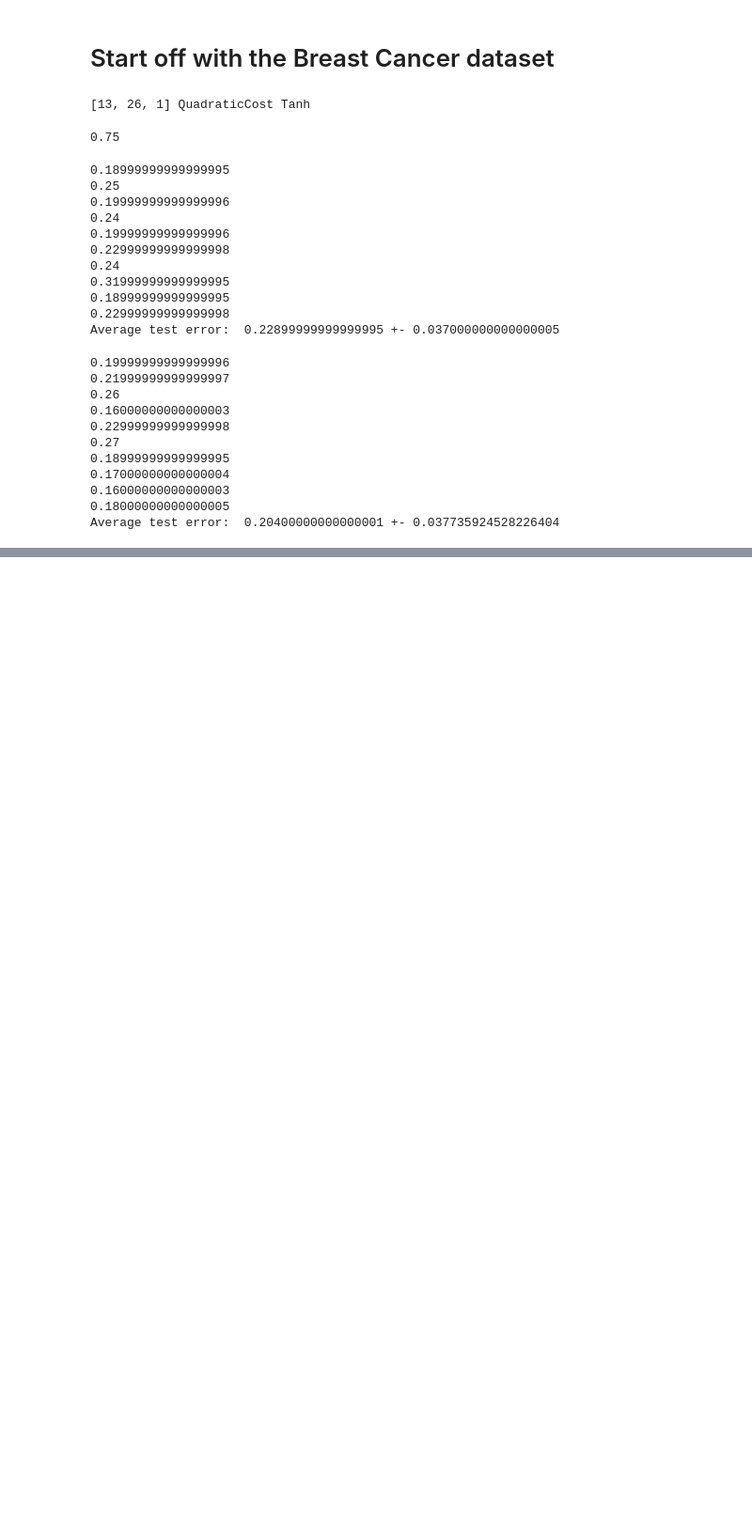
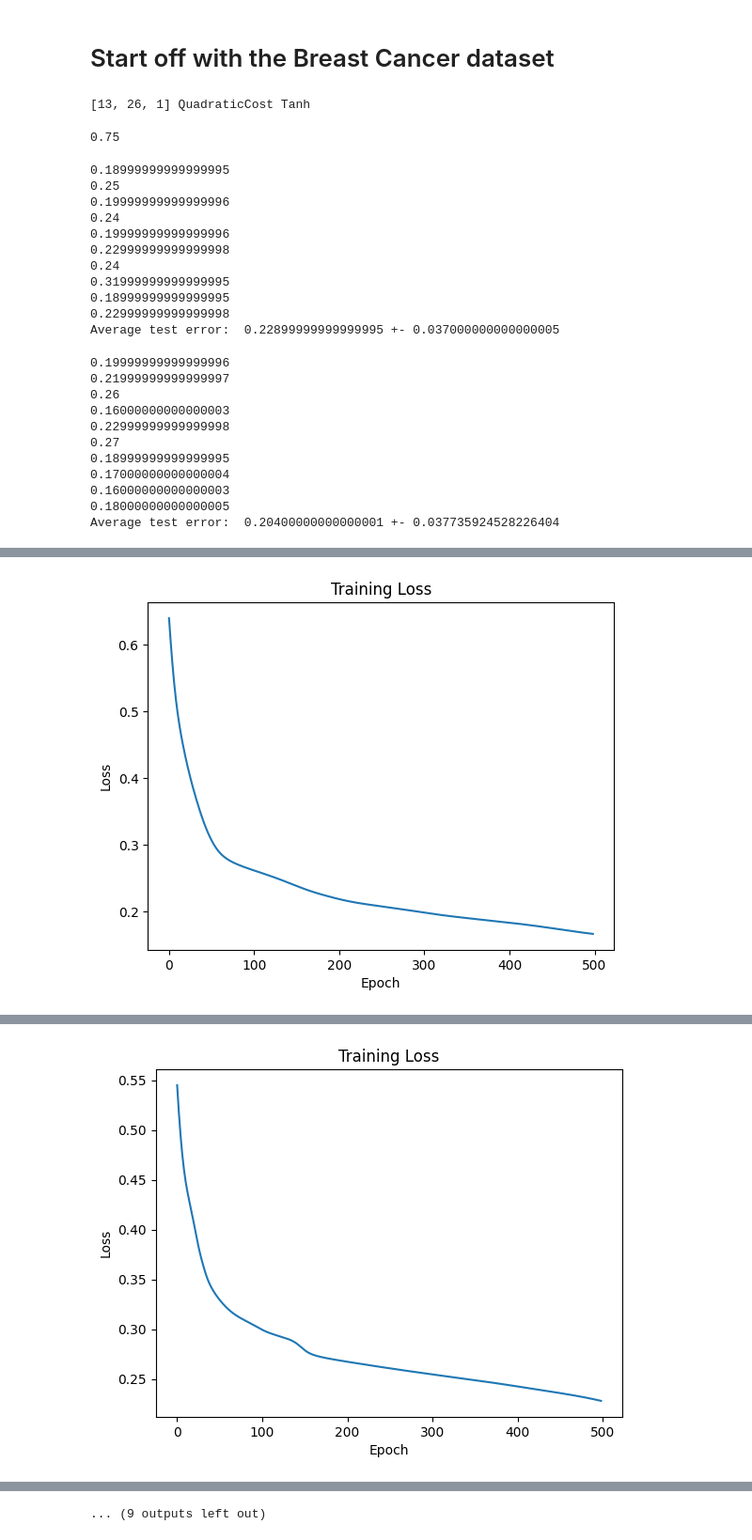
Before and after one commit to ksananth4424/ML_IISc, a Jupyter notebook: Gunnar_Ratsch/heart.ipynb, the cells around one changed output, grey strips where cells are left out. Shown at 94% size. Saved outputs shown, nothing was run; the diff lists cells and outputs as text; code cells hidden in the pictures; blank space fills up the shorter version.

```diff
--- a/Gunnar_Ratsch/heart.ipynb
+++ b/Gunnar_Ratsch/heart.ipynb
@@ -455,0 +458,54 @@ Elapsed time:  0.84375
+# %%
+# Output average test error +- standard deviation for 10 runs each having 400 training samples and all having same proportion of 1 and -1
+from sklearn.utils import shuffle
+import time
+
+test_errors = []
+c = 0
+
+while True:
+    # pick a randon number between 0 to 99
+    a = random.randint(0, 99)
+
+    heart_X_train = heart_dataset_X[heart_dataset_train[a]-1]
+    heart_y_train = heart_dataset_y[heart_dataset_train[a]-1]
+    heart_training_inputs = [np.reshape(x, (len(x), 1)) for x in heart_X_train]
+    heart_training_results = [np.reshape(y, (1, 1)) for y in heart_y_train]
+    heart_training_data = list(zip(heart_training_inputs, heart_training_results))
+
+    heart_X_test = heart_dataset_X[heart_dataset_test[a]-1]
+    heart_y_test = heart_dataset_y[heart_dataset_test[a]-1]
+    heart_test_inputs = [np.reshape(x, (len(x), 1)) for x in heart_X_test]
+    heart_test_results = [np.reshape(y, (1, 1)) for y in heart_y_test]
+    heart_test_data = list(zip(heart_test_inputs, heart_test_results))
+
+    net = Network([13, 4, 1], cost=QuadraticCost, func=Tanh)
+    # note train time
+    start_time = time.process_time()
+    net.train(heart_training_data, 500, 0.2)
+    end_time = time.process_time()
+    elapsed_time = end_time - start_time
+    temp = Network.test(net, heart_test_data, error=True)
+    if temp > 0.2:
+        continue
+    c += 1
+    print(temp)
+    test_errors.append(temp)
+
+    print("Elapsed time: ", elapsed_time)
+    with open("log.txt", 'r') as f:
+        lines = f.readlines()
+
+    losses = [float(line.split(':')[1]) for line in lines[2:]]
+
+    plt.figure()
+    plt.plot(losses)
+    plt.xlabel('Epoch')
+    plt.ylabel('Loss')
+    plt.title('Training Loss')
+    plt.show()
+    if c == 10:
+        break
+
+print("Average test error: ", np.mean(test_errors), "+-", np.std(test_errors))
+# %% [output]
@@ -455,0 +514 @@ Elapsed time:  0.84375
+[figure, added]
@@ -455,0 +517 @@ Elapsed time:  0.84375
+[figure, added]
@@ -455,0 +530 @@ Elapsed time:  0.84375
+... (9 outputs left out)
```
Also changed, not shown: parts of 2 cells of this notebook, 2 other files.
